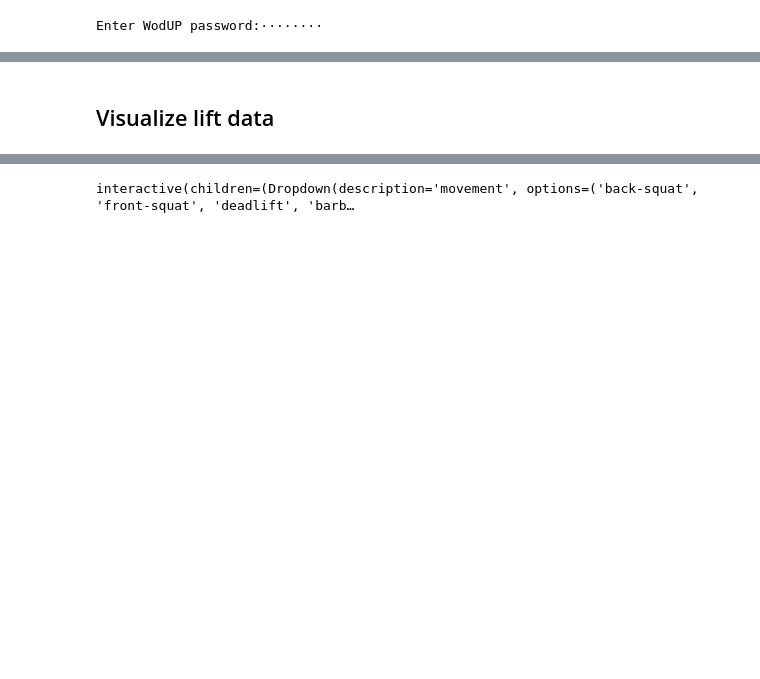
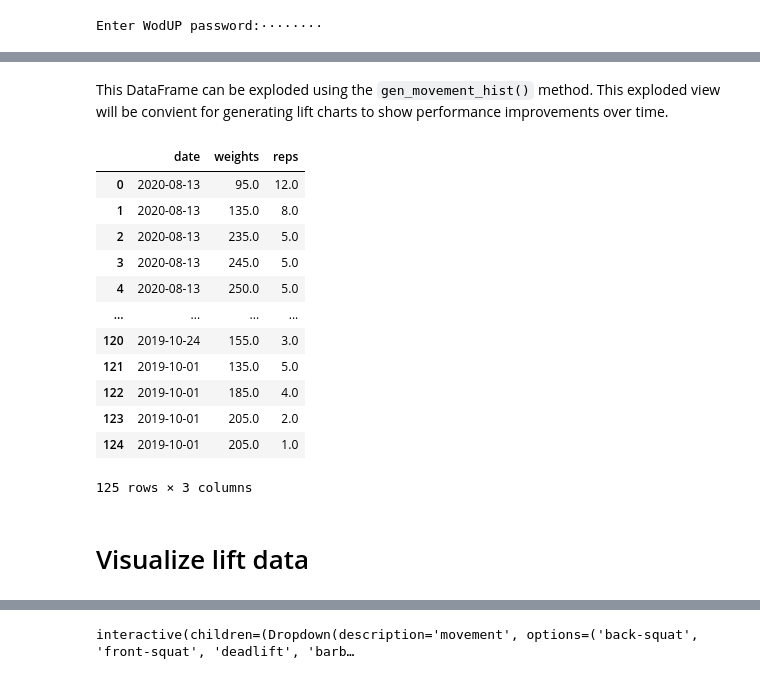
Before and after one commit to hnagib/WodUp-Scraper, a Jupyter notebook: notebooks/hn-wodup-crawler.ipynb, the cells around one changed output, grey strips where cells are left out. Saved outputs shown, nothing was run; the diff lists cells and outputs as text; code cells hidden in the pictures; blank space fills up the shorter version.

```diff
--- a/notebooks/hn-wodup-crawler.ipynb
+++ b/notebooks/hn-wodup-crawler.ipynb
@@ -41,5 +70,23 @@ for user in users:
+# %% [markdown]
+This DataFrame can be exploded using the `gen_movement_hist()` method. This exploded view will be convient for generating lift charts to show performance improvements over time.
+# %%
+wodup_data['hasannagib'].gen_movement_hist('back-squat')
+# %% [output]
+|  | date | weights | reps |
+| 0 | 2020-08-13 | 95.0 | 12.0 |
+| 1 | 2020-08-13 | 135.0 | 8.0 |
+| 2 | 2020-08-13 | 235.0 | 5.0 |
+| 3 | 2020-08-13 | 245.0 | 5.0 |
+| 4 | 2020-08-13 | 250.0 | 5.0 |
+| ... | ... | ... | ... |
+| 120 | 2019-10-24 | 155.0 | 3.0 |
+| 121 | 2019-10-01 | 135.0 | 5.0 |
+| 122 | 2019-10-01 | 185.0 | 4.0 |
+| 123 | 2019-10-01 | 205.0 | 2.0 |
+| 124 | 2019-10-01 | 205.0 | 1.0 |
+125 rows × 3 columns
 # %% [markdown]
-## Visualize lift data
+# Visualize lift data
 # %%
 def plot_hist(movement, rep_range, max_to_date=True):
     plt.figure(figsize=(10,6))
```
Also changed, not shown: parts of 11 cells of this notebook.
